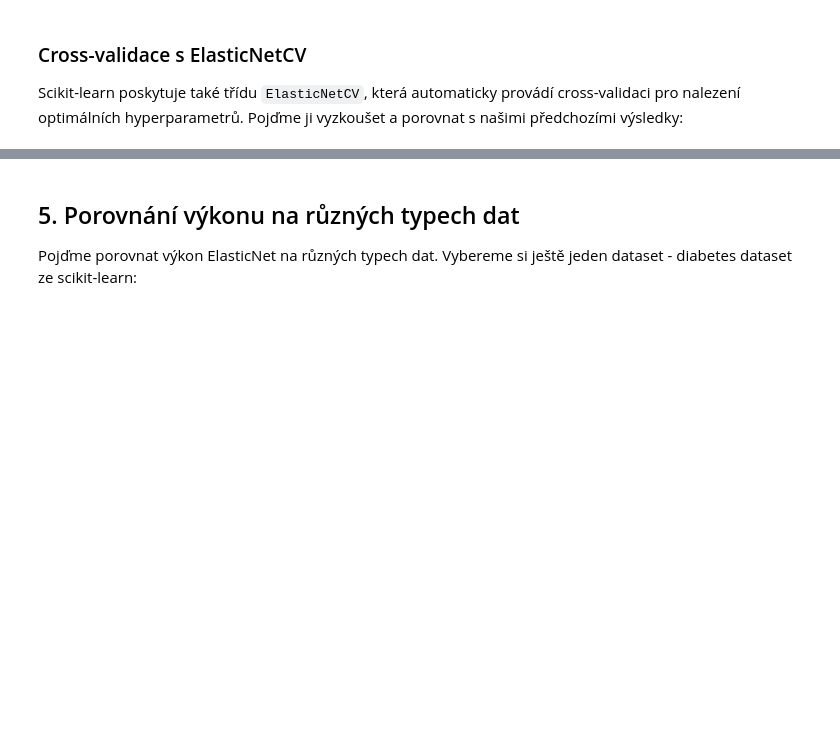
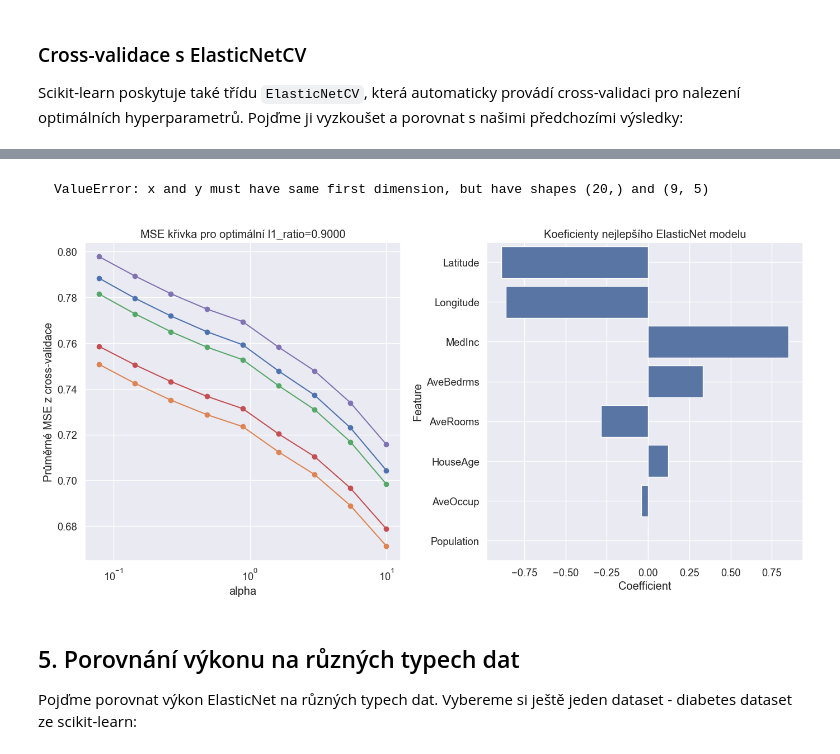
Before and after one commit to pavelklos/ai-ml, a Jupyter notebook: 9-SCIKIT-LEARN/02.02-Regression-ElasticNet.ipynb, the cells around one changed output, grey strips where cells are left out. Drawn from its saved outputs; the diff is of its cells as text; code cells hidden in the pictures; blank space fills up the shorter version.

````diff
--- a/9-SCIKIT-LEARN/02.02-Regression-ElasticNet.ipynb
+++ b/9-SCIKIT-LEARN/02.02-Regression-ElasticNet.ipynb
@@ -491,3 +743,45 @@ plt.show()
+# %% [markdown]
+```
+ValueError: x and y must have same first dimension, but have shapes (20,) and (9, 5)
+```
+# %%
+# Vizualizace cesty cross-validace
+plt.figure(figsize=(14, 7))
+
+# Zajištění stejné délky pro x a y
+alphas = np.array(elastic_cv.alphas_)
+mse_means = np.mean(elastic_cv.mse_path_, axis=1)
+
+min_len = min(len(alphas), len(mse_means))
+alphas = alphas[:min_len]
+mse_means = mse_means[:min_len]
+
+# MSE cesta pro různá alpha
+plt.subplot(1, 2, 1)
+plt.semilogx(alphas, mse_means, marker='o')
+plt.vlines(elastic_cv.alpha_, np.min(mse_means), np.max(mse_means),
+           linestyles='dashed', colors='r')
+plt.xlabel('alpha')
+plt.ylabel('Průměrné MSE z cross-validace')
+plt.title(f'MSE křivka pro optimální l1_ratio={elastic_cv.l1_ratio_:.4f}')
+plt.grid(True)
+
+# Koeficienty nejlepšího modelu
+plt.subplot(1, 2, 2)
+coef_df = pd.DataFrame({
+    'Feature': housing.feature_names,
+    'Coefficient': elastic_cv.coef_
+})
+coef_df = coef_df.sort_values(by='Coefficient', key=abs, ascending=False)
+
+sns.barplot(x='Coefficient', y='Feature', data=coef_df)
+plt.title('Koeficienty nejlepšího ElasticNet modelu')
+plt.grid(True)
+
+plt.tight_layout()
+plt.show()
+# %% [output]
+[figure, added]
 # %% [markdown]
 ## 5. Porovnání výkonu na různých typech dat
 
````
Also changed, not shown: parts of 24 cells of this notebook, 1 other file.
